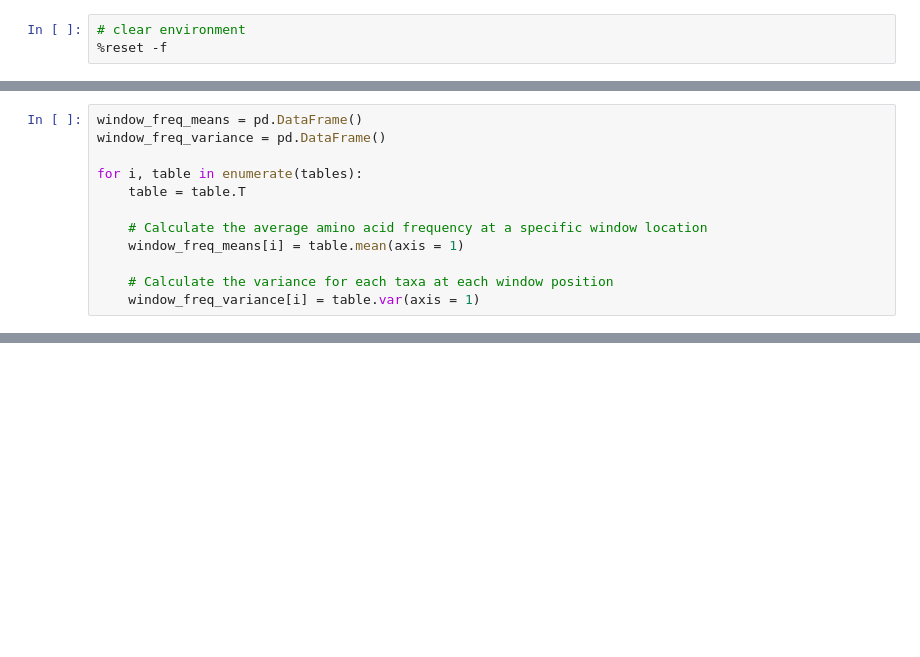
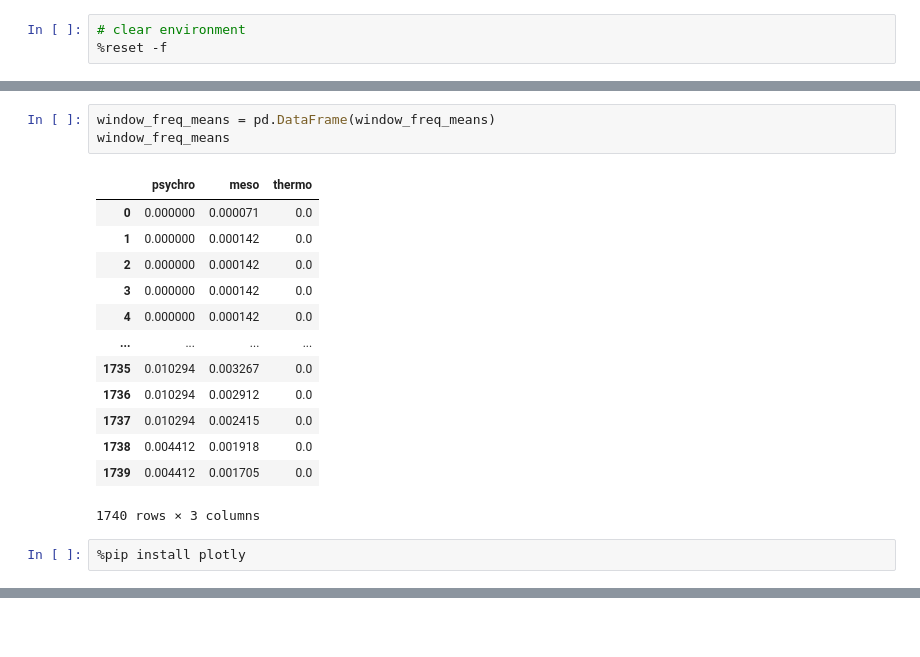
Before and after one commit to ajschoef/sliding-window-analysis, a Jupyter notebook: cluster_locator.ipynb, the cells around one changed output, grey strips where cells are left out. Cells and saved outputs as stored; diff of their text form; blank space fills up the shorter version.

```diff
--- a/cluster_locator.ipynb
+++ b/cluster_locator.ipynb
@@ -120,12 +57,0 @@ for j, taxa in enumerate(taxa_window_freqs):
-# %%
-window_freq_means = pd.DataFrame()
-window_freq_variance = pd.DataFrame()
-
-for i, table in enumerate(tables):
-    table = table.T
-
-    # Calculate the average amino acid frequency at a specific window location
-    window_freq_means[i] = table.mean(axis = 1)
-
-    # Calculate the variance for each taxa at each window position
-    window_freq_variance[i] = table.var(axis = 1)
@@ -131,0 +114,19 @@ for i, table in enumerate(tables):
+# %%
+window_freq_means = pd.DataFrame(window_freq_means)
+window_freq_means
+# %% [output]
+|  | psychro | meso | thermo |
+| 0 | 0.000000 | 0.000071 | 0.0 |
+| 1 | 0.000000 | 0.000142 | 0.0 |
+| 2 | 0.000000 | 0.000142 | 0.0 |
+| 3 | 0.000000 | 0.000142 | 0.0 |
+| 4 | 0.000000 | 0.000142 | 0.0 |
+| ... | ... | ... | ... |
+| 1735 | 0.010294 | 0.003267 | 0.0 |
+| 1736 | 0.010294 | 0.002912 | 0.0 |
+| 1737 | 0.010294 | 0.002415 | 0.0 |
+| 1738 | 0.004412 | 0.001918 | 0.0 |
+| 1739 | 0.004412 | 0.001705 | 0.0 |
+1740 rows × 3 columns
+# %%
+%pip install plotly
```
Also changed, not shown: parts of 23 cells of this notebook, 9 other files.
